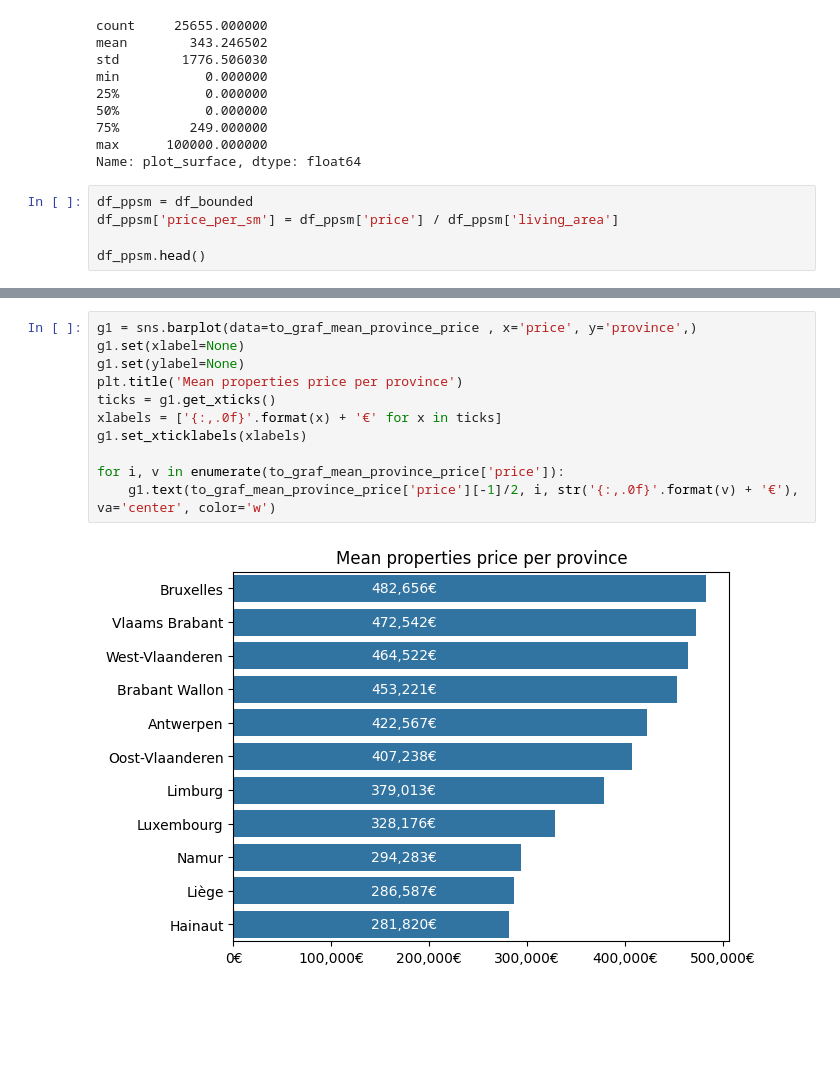
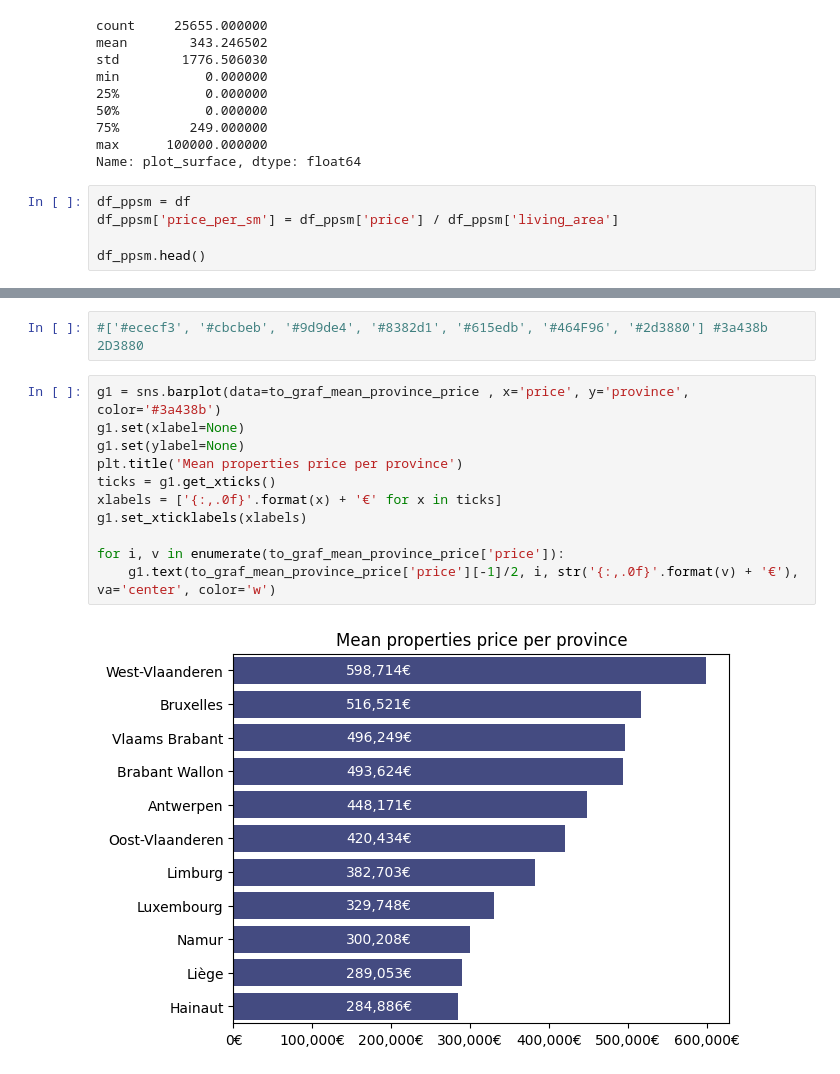
Before and after one commit to Alkszo/immo_eliza_analysis, a Jupyter notebook: notebooks/Alek-notebook.ipynb, the cells around one changed output, grey strips where cells are left out. Cells and saved outputs as stored; diff of their text form; blank space fills up the shorter version.

```diff
--- a/notebooks/Alek-notebook.ipynb
+++ b/notebooks/Alek-notebook.ipynb
@@ -126,7 +140,7 @@ min           0.000000
 max      100000.000000
 Name: plot_surface, dtype: float64
 # %%
-df_ppsm = df_bounded
+df_ppsm = df
 df_ppsm['price_per_sm'] = df_ppsm['price'] / df_ppsm['living_area']
 
 df_ppsm.head()
@@ -168,18 +177,20 @@ Index(['Bruxelles', 'Vlaams Brabant', 'West-Vlaanderen', 'Brabant Wallon',
        'Antwerpen', 'Oost-Vlaanderen', 'Limburg', 'Luxembourg', 'Namur',
        'Liège', 'Hainaut'],
       dtype='object', name='province')
+# %%
+#['#ececf3', '#cbcbeb', '#9d9de4', '#8382d1', '#615edb', '#464F96', '#2d3880'] #3a438b 2D3880
 # %%
-g1 = sns.barplot(data=to_graf_mean_province_price , x='price', y='province',)
+g1 = sns.barplot(data=to_graf_mean_province_price , x='price', y='province', color='#3a438b')
 g1.set(xlabel=None)
 g1.set(ylabel=None)
 plt.title('Mean properties price per province')
 ticks = g1.get_xticks()
 xlabels = ['{:,.0f}'.format(x) + '€' for x in ticks]
 g1.set_xticklabels(xlabels)
 
 for i, v in enumerate(to_graf_mean_province_price['price']):
     g1.text(to_graf_mean_province_price['price'][-1]/2, i, str('{:,.0f}'.format(v) + '€'), va='center', color='w')
 # %% [output]
-[figure, old version]
+[figure, new version]
 # %%
 to_graf_mean_province_price_ptype = df_ppsm.groupby(['province', 'type_of_property']).price.mean().round().to_frame()
```
Also changed, not shown: parts of 12 cells of this notebook, 1 other file.
